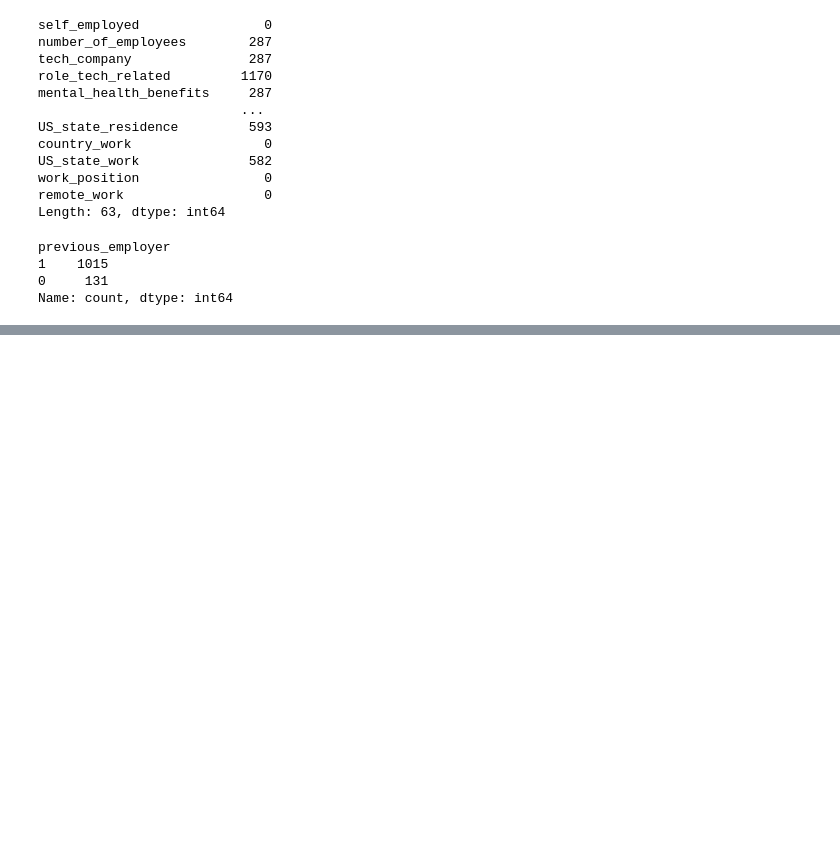
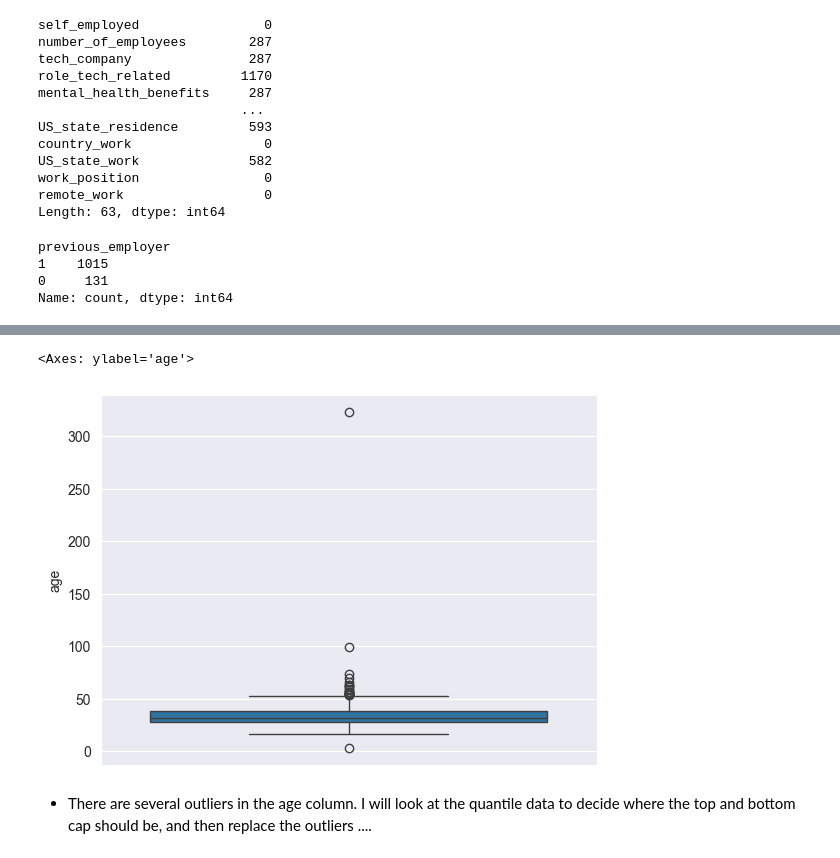
Before and after one commit to AlexandraFaria/UnsupervisedLearningTask1Project, a Jupyter notebook: Task1.ipynb, the cells around one changed output, grey strips where cells are left out. Saved outputs shown, nothing was run; the diff lists cells and outputs as text; code cells hidden in the pictures; blank space fills up the shorter version.

```diff
--- a/Task1.ipynb
+++ b/Task1.ipynb
@@ -167,0 +178,23 @@ dtype: int64
+# %%
+#### This section of code is for whether or not to keep the diagnoses.
+"""# Based on answers from previous columns, replace missing values with 'Not applicable'. MNAR. Should not have an answer.
+
+tech_df.loc[tech_df['at_any_point_diagnosed_MH_disorder'] == 'No', 'name_history_diagnosed_MH_disorder'] = \
+(tech_df['name_history_diagnosed_MH_disorder'].fillna('Not applicable.'))
+
+tech_df.loc[
+    (tech_df['current_MH_disorder'] == 'No') |
+    (tech_df['current_MH_disorder'] == 'Maybe'),
+    'current_diagnosed_MH_disorder'] = tech_df['current_diagnosed_MH_disorder'].fillna('Not applicable.')
+
+tech_df.loc[
+    (tech_df['current_MH_disorder'] == 'No') |
+    (tech_df['current_MH_disorder'] == 'Yes'),
+    'believed_MH_disorder'] = tech_df['believed_MH_disorder'].fillna('Not applicable.')
+
+# Columns with some remaining missing values. Replace with 'missing' as sensitive information.
+
+columns_missing = ['believed_MH_disorder','name_history_diagnosed_MH_disorder',
+                   'current_diagnosed_MH_disorder']
+
+tech_df[columns_missing] = tech_df[columns_missing].fillna('Missing')"""
@@ -167,0 +226,5 @@ dtype: int64
+# %%
+# Drop column with greater than 70% missing values and not relevant to the analysis.
+
+tech_df = tech_df.drop(columns='role_tech_related')
+tech_df.shape
@@ -167,0 +256,8 @@ dtype: int64
+# %%
+# Check for age outliers
+sns.boxplot(tech_df['age'])
+# %% [output]
+<Axes: ylabel='age'>
+[figure, added]
+# %% [markdown]
+- There are several outliers in the age column. I will look at the quantile data to decide where the top and bottom cap should be, and then replace the outliers ....
```
Also changed, not shown: parts of 18 cells of this notebook.
